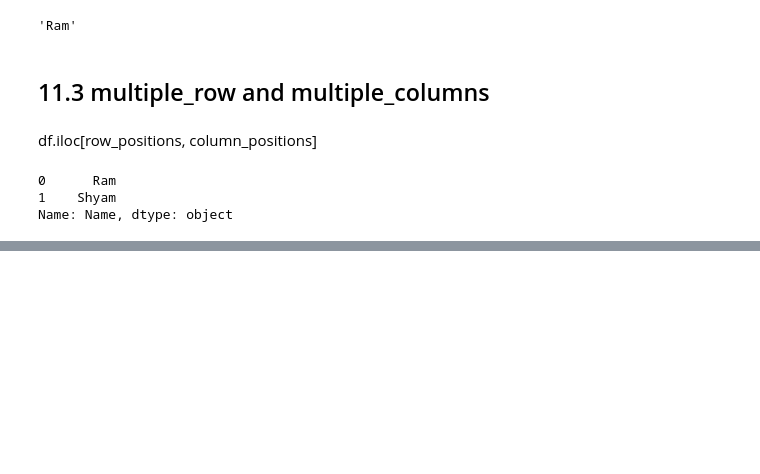
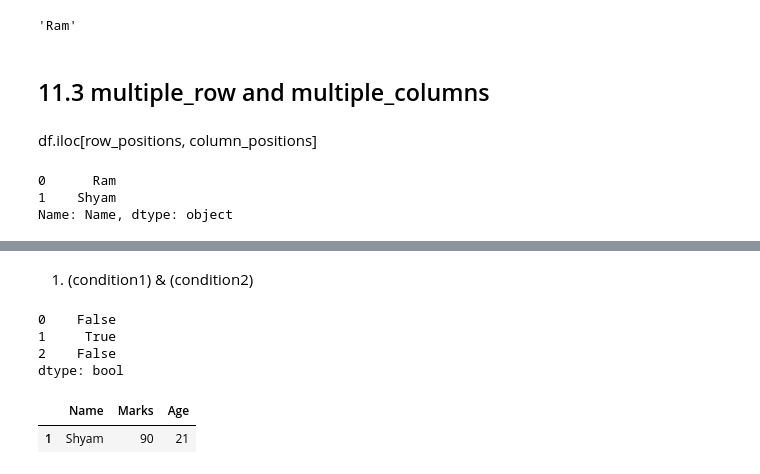
Before and after one commit to kshitij-commit/DataScience, a Jupyter notebook: 03_pandas/02_dataframe.ipynb, the cells around one changed output, grey strips where cells are left out. Cells and saved outputs as stored; diff of their text form; code cells hidden in the pictures; blank space fills up the shorter version.

```diff
--- a/03_pandas/02_dataframe.ipynb
+++ b/03_pandas/02_dataframe.ipynb
@@ -851,0 +914,33 @@ Name: Name, dtype: object
+# %% [markdown]
+1. (condition1) & (condition2)
+# %%
+"Example 1"
+
+df = pd.DataFrame({
+    "Name":["Ram","Shyam","Mohan"],
+    "Marks":[80,90,70],
+    "Age":[20,21,19]
+})
+
+(df["Marks"] > 75) & (df["Age"] > 20)
+# %% [output]
+0    False
+1     True
+2    False
+dtype: bool
+# %%
+"Example 2"
+
+df = pd.DataFrame({
+    "Name":["Ram","Shyam","Mohan"],
+    "Marks":[80,90,70],
+    "Age":[20,21,19]
+})
+
+df[
+    (df["Marks"] >= 80) &
+    (df["Age"] > 20)
+]
+# %% [output]
+|  | Name | Marks | Age |
+| 1 | Shyam | 90 | 21 |
```
Also changed, not shown: parts of 14 cells of this notebook.
